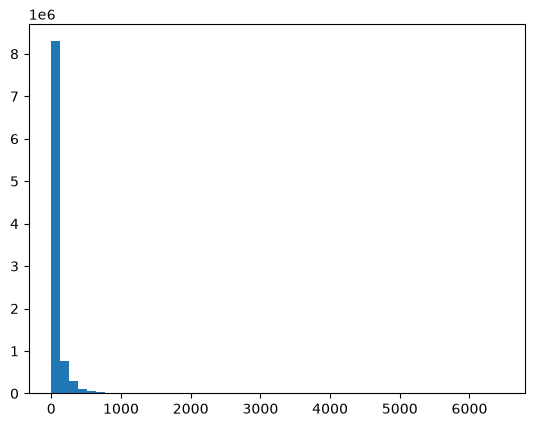
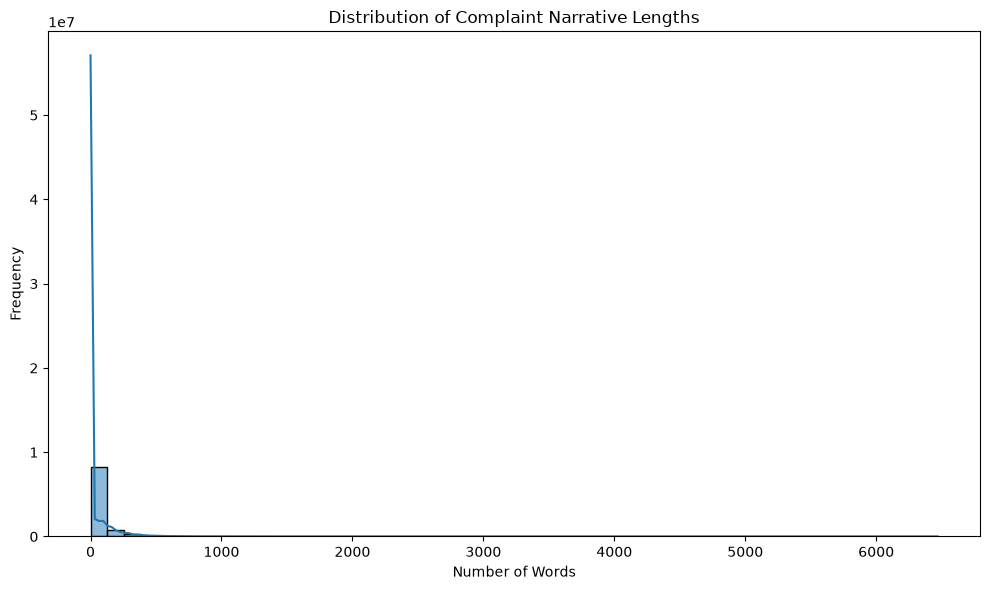
Code edit (unified diff) that turned the first committed figure into the second:
--- before
+++ after
@@ -1,3 +1,19 @@
 #Histogram
-plt.hist(df["word_count"], bins=50)
+import matplotlib.pyplot as plt
+import seaborn as sns
+
+plt.figure(figsize=(10, 6))
+
+sns.histplot(
+    df["word_count"],
+    bins=50,
+    kde=True
+)
+
+plt.title("Distribution of Complaint Narrative Lengths")
+plt.xlabel("Number of Words")
+plt.ylabel("Frequency")
+
+plt.tight_layout()
+
 plt.show()

Commit: feat: implement RAG retrieval and generation pipeline